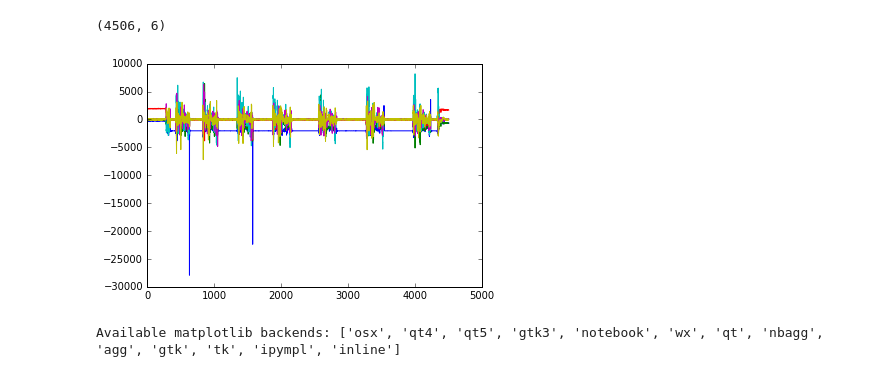
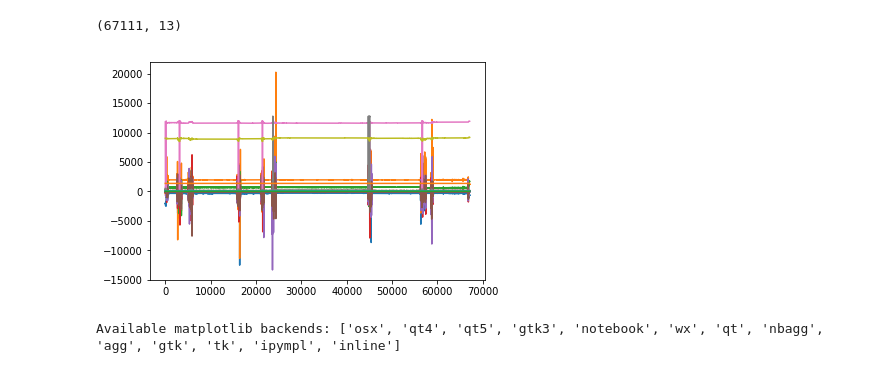
Before and after one commit to lwthatcher/thesis-hacks, a Jupyter notebook: plot-signals.ipynb, the cells around one changed output. Cells and saved outputs as stored; diff of their text form; code cells hidden in the pictures.

```diff
--- a/plot-signals.ipynb
+++ b/plot-signals.ipynb
@@ -1,26 +1,26 @@
 # %%
 # --------------------------------------------------
 #
 # This one charts the graph inline
 #
 # --------------------------------------------------
 
 %matplotlib inline
 
 import numpy as np
 import matplotlib.pyplot as plt
 
-FILE = 'data/pills-s0.npy'
+FILE = 'data/pills-blue.npy'
 
 X = np.load(FILE)
 
 print(X.shape)
 
 plt.plot(X)
 plt.show()
 # %% [output]
-(4506, 6)
+(67111, 13)
-[figure, old version]
+[figure, new version]
 # %%
 %matplotlib --list
 # %% [output]
```
Also changed, not shown: 9 other files.
